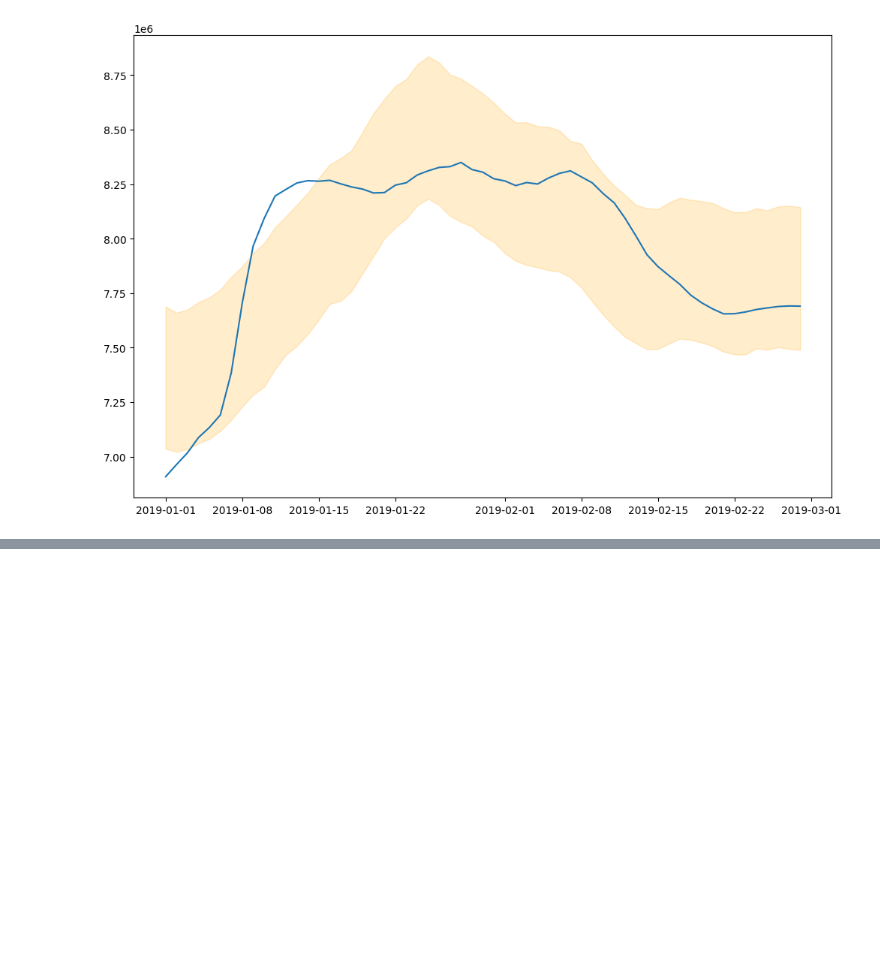
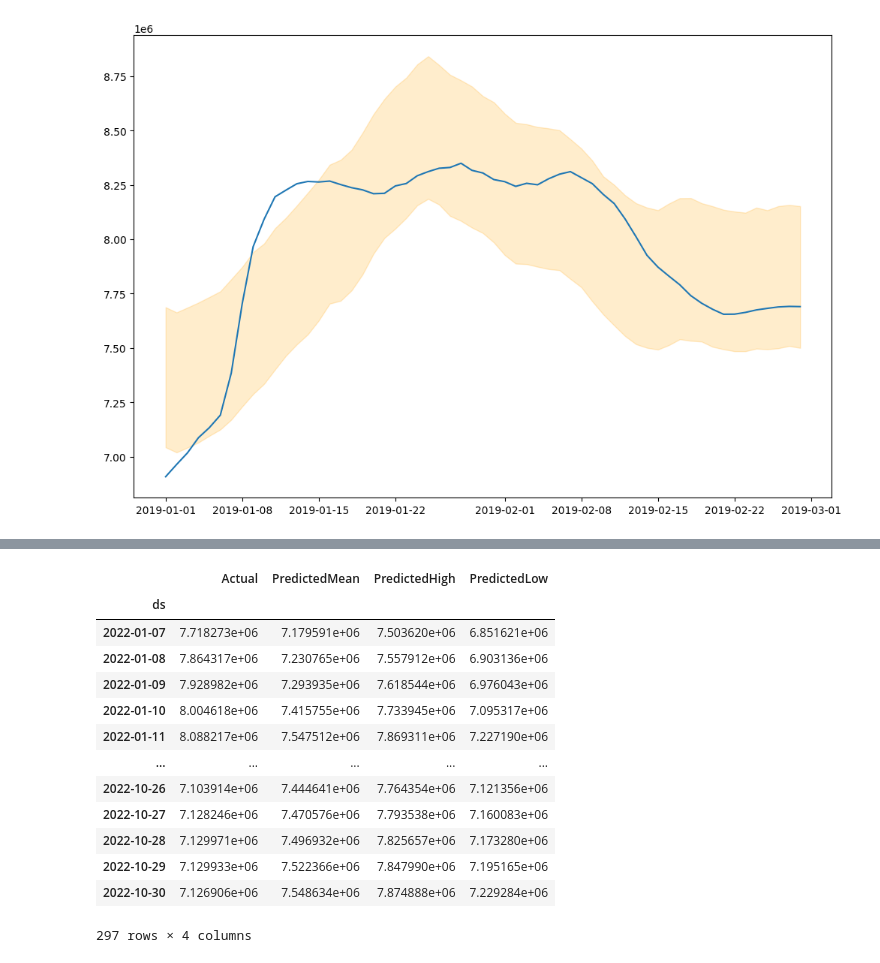
Before and after one commit to nzzdev/energyconsumption-zurich-model, a Jupyter notebook: src/TrainFinalModel.ipynb, the cells around one changed output, grey strips where cells are left out. Cells and saved outputs as stored; diff of their text form; code cells hidden in the pictures; blank space fills up the shorter version.

```diff
--- a/src/TrainFinalModel.ipynb
+++ b/src/TrainFinalModel.ipynb
@@ -172,0 +193,17 @@ with open(MODEL_PATH / MODEL_NAME, 'w') as fout:
+# %%
+plotData
+# %% [output]
+|  | Actual | PredictedMean | PredictedHigh | PredictedLow |
+| ds |  |  |  |  |
+| 2022-01-07 | 7.718273e+06 | 7.179591e+06 | 7.503620e+06 | 6.851621e+06 |
+| 2022-01-08 | 7.864317e+06 | 7.230765e+06 | 7.557912e+06 | 6.903136e+06 |
+| 2022-01-09 | 7.928982e+06 | 7.293935e+06 | 7.618544e+06 | 6.976043e+06 |
+| 2022-01-10 | 8.004618e+06 | 7.415755e+06 | 7.733945e+06 | 7.095317e+06 |
+| 2022-01-11 | 8.088217e+06 | 7.547512e+06 | 7.869311e+06 | 7.227190e+06 |
+| ... | ... | ... | ... | ... |
+| 2022-10-26 | 7.103914e+06 | 7.444641e+06 | 7.764354e+06 | 7.121356e+06 |
+| 2022-10-27 | 7.128246e+06 | 7.470576e+06 | 7.793538e+06 | 7.160083e+06 |
+| 2022-10-28 | 7.129971e+06 | 7.496932e+06 | 7.825657e+06 | 7.173280e+06 |
+| 2022-10-29 | 7.129933e+06 | 7.522366e+06 | 7.847990e+06 | 7.195165e+06 |
+| 2022-10-30 | 7.126906e+06 | 7.548634e+06 | 7.874888e+06 | 7.229284e+06 |
+297 rows × 4 columns
```
Also changed, not shown: parts of 16 cells of this notebook, 4 other files.
